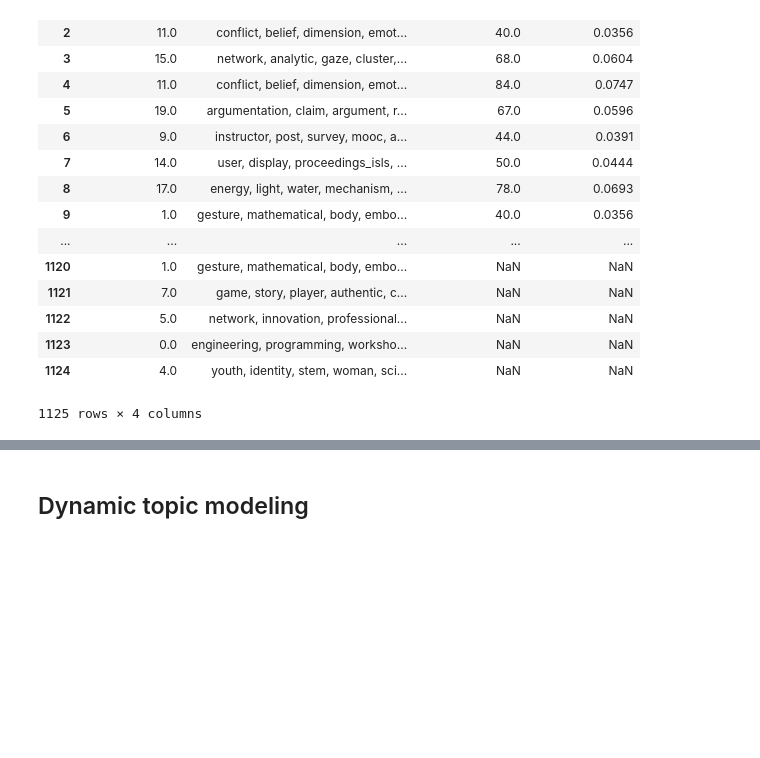
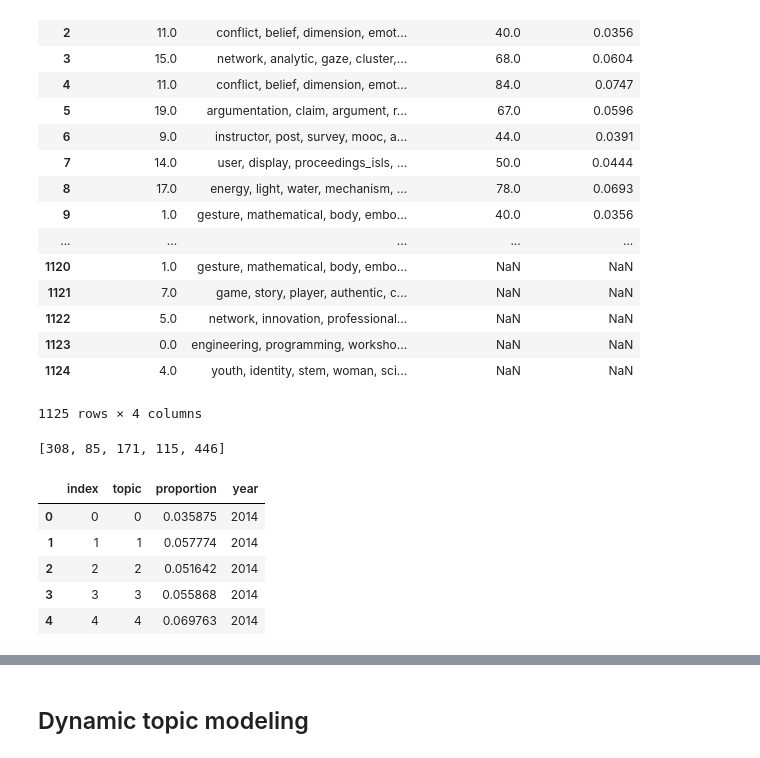
Before and after one commit to sting1000/semester-project, a Jupyter notebook: Topic Modeling.ipynb, the cells around one changed output, grey strips where cells are left out. Saved outputs shown, nothing was run; the diff lists cells and outputs as text; code cells hidden in the pictures; blank space fills up the shorter version.

```diff
--- a/Topic Modeling.ipynb
+++ b/Topic Modeling.ipynb
@@ -641,3 +639,7 @@ df_dominant_topics
 | 1123 | 0.0 | engineering, programming, worksho... | NaN | NaN |
 | 1124 | 4.0 | youth, identity, stem, woman, sci... | NaN | NaN |
 1125 rows × 4 columns
+# %%
+time_slice
+# %% [output]
+[308, 85, 171, 115, 446]
@@ -643,0 +652,18 @@ df_dominant_topics
+# %%
+count_df = pd.DataFrame()
+year = 2014
+for t in topic_prop:
+    df = pd.DataFrame(t)
+    df['year'] = year
+    count_df = pd.concat((count_df, df), axis=0)
+    year = year + 1
+count_df.columns = ['topic', 'proportion','year']
+count_df =count_df.reset_index()
+count_df.head()
+# %% [output]
+|  | index | topic | proportion | year |
+| 0 | 0 | 0 | 0.035875 | 2014 |
+| 1 | 1 | 1 | 0.057774 | 2014 |
+| 2 | 2 | 2 | 0.051642 | 2014 |
+| 3 | 3 | 3 | 0.055868 | 2014 |
+| 4 | 4 | 4 | 0.069763 | 2014 |
```
Also changed, not shown: parts of 3 cells of this notebook, 34 other files.
